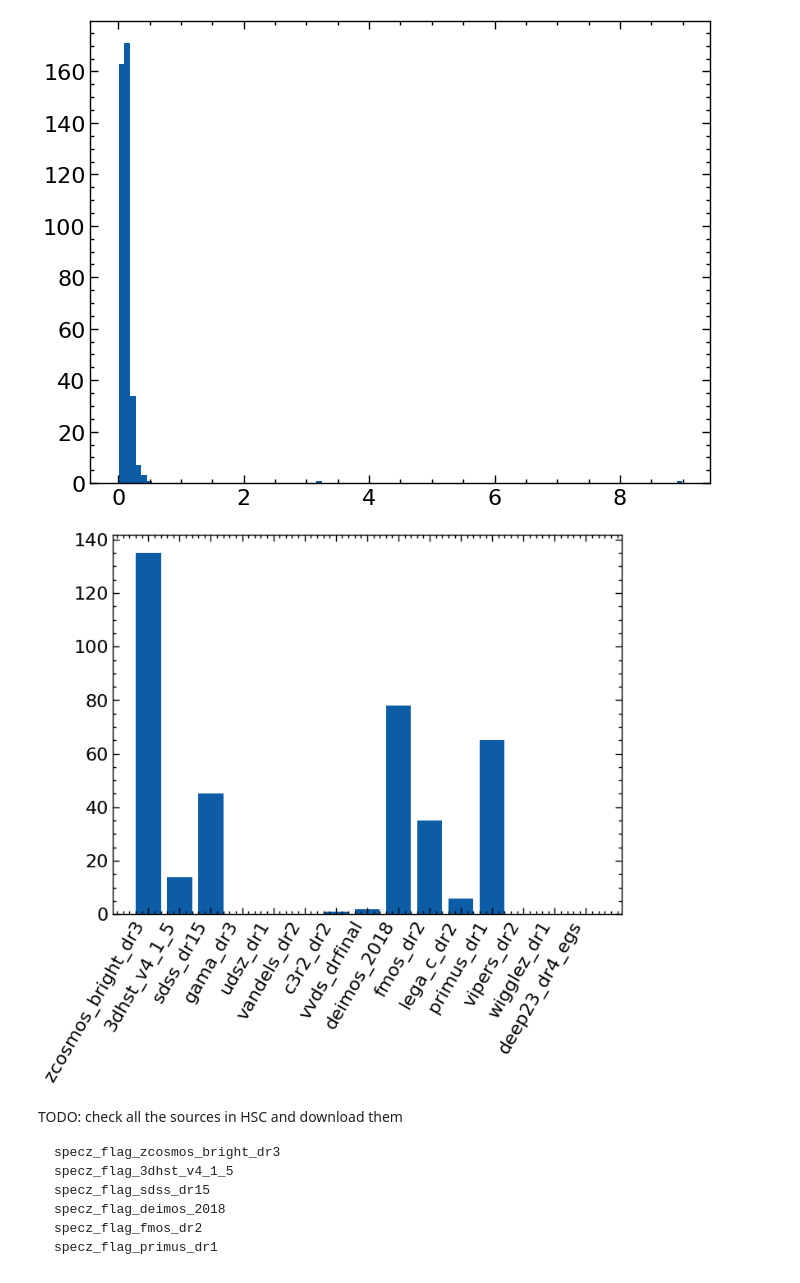
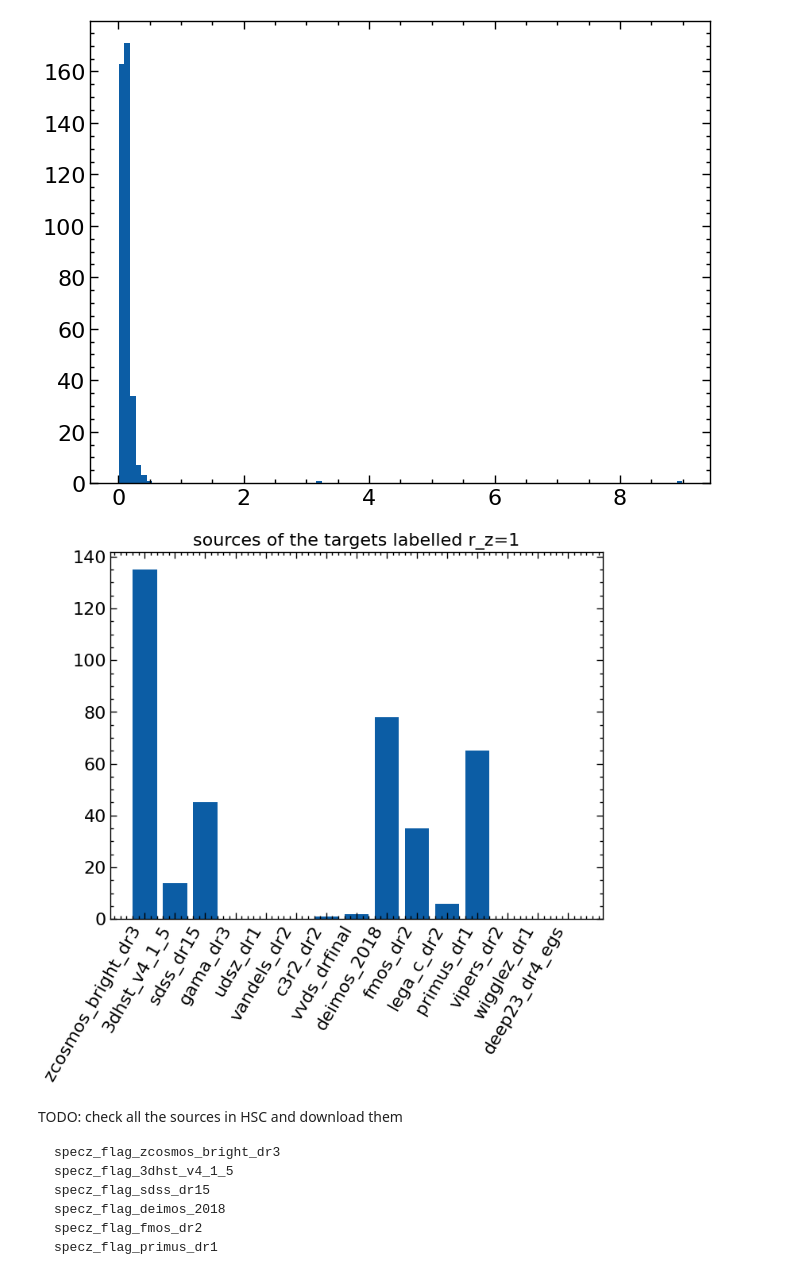
Before and after one commit to Chisen-Lupus/dwarf_agn_cosmos, a Jupyter notebook: hsc-ssp-download.ipynb, the cells around one changed output. Drawn from its saved outputs; the diff is of its cells as text; code cells hidden in the pictures.

```diff
--- a/hsc-ssp-download.ipynb
+++ b/hsc-ssp-download.ipynb
@@ -248,12 +248,14 @@ plt.hist(d2d.to(u.arcsec).value, bins=100);
 # %%
 hsc_sources = {}
 for key in source_keys:
     hsc_sources[key] = np.count_nonzero(hsc_targets[idx][key])
 
 plt.bar([key[11:] for key in hsc_sources.keys()], hsc_sources.values())
 plt.xticks(rotation=60, ha='right');
+
+plt.title('sources of the targets labelled r_z=1');
 # %% [output]
-[figure, old version]
+[figure, new version]
 # %% [markdown]
 TODO: check all the sources in HSC and download them
 
```
Also changed, not shown: 2 other files.
